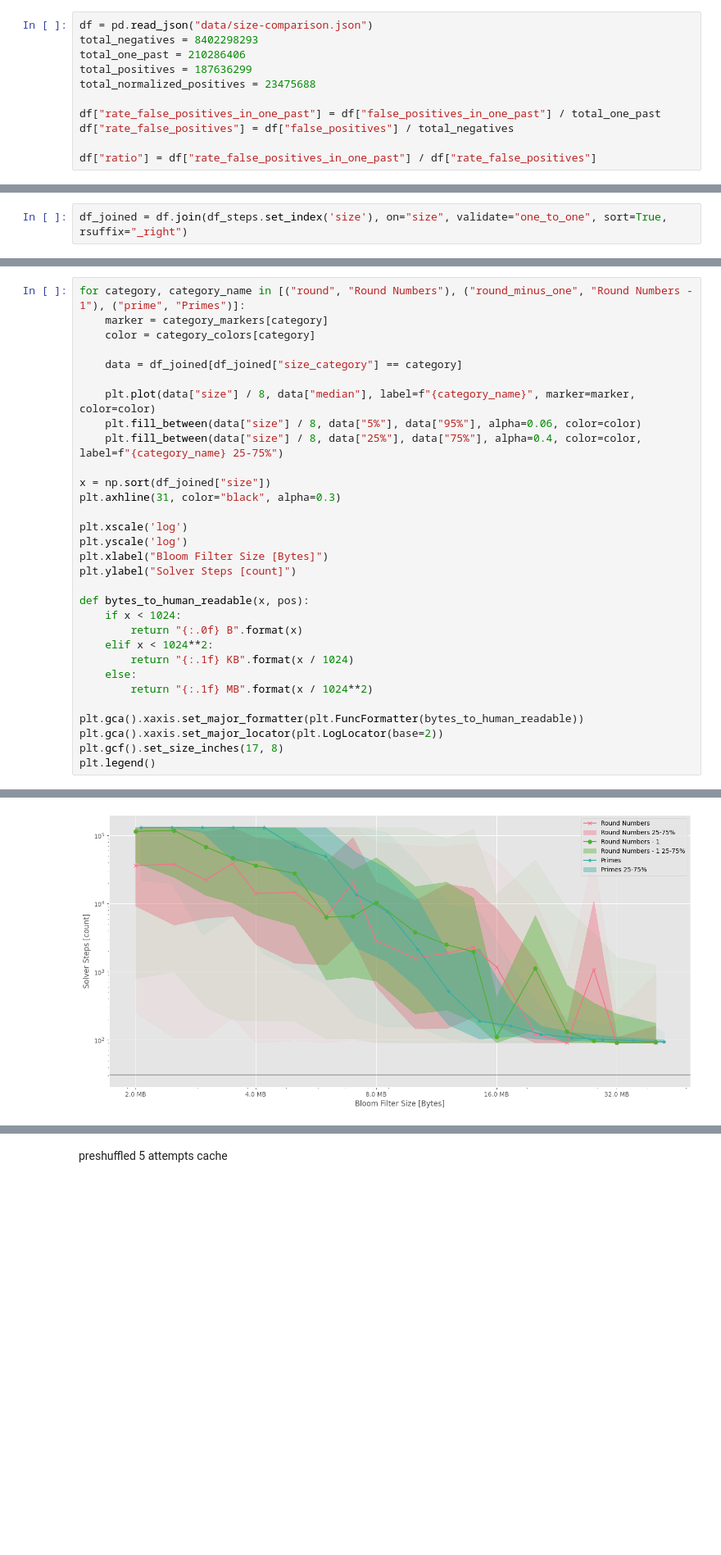
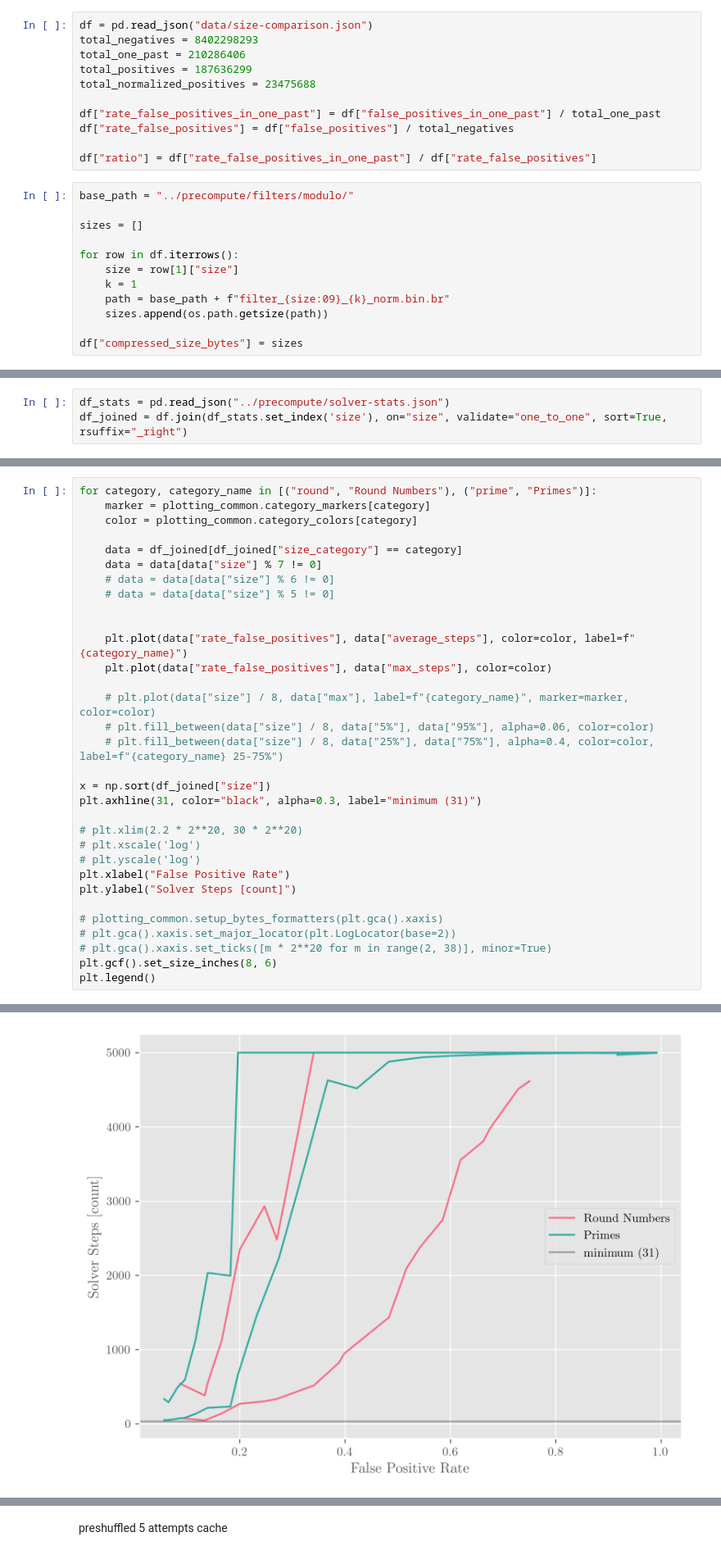
Before and after one commit to Pascal-So/peg-solitaire, a Jupyter notebook: evaluation/main.ipynb, the cells around one changed output, grey strips where cells are left out. Shown at 82% size. Cells and saved outputs as stored; diff of their text form; blank space fills up the shorter version.

```diff
--- a/evaluation/main.ipynb
+++ b/evaluation/main.ipynb
@@ -16,6 +17,18 @@ df["rate_false_positives_in_one_past"] = df["false_positives_in_one_past"] / tot
 df["rate_false_positives"] = df["false_positives"] / total_negatives
 
 df["ratio"] = df["rate_false_positives_in_one_past"] / df["rate_false_positives"]
+# %%
+base_path = "../precompute/filters/modulo/"
+
+sizes = []
+
+for row in df.iterrows():
+    size = row[1]["size"]
+    k = 1
+    path = base_path + f"filter_{size:09}_{k}_norm.bin.br"
+    sizes.append(os.path.getsize(path))
+
+df["compressed_size_bytes"] = sizes
 # %%
 for category in ["round", "prime"]:
     label = {
@@ -73,2 +105,3 @@ FileNotFoundError: File ../server/solver-steps-preshuffled-5-attempts-cache.json
 # %%
-df_joined = df.join(df_steps.set_index('size'), on="size", validate="one_to_one", sort=True, rsuffix="_right")
+df_stats = pd.read_json("../precompute/solver-stats.json")
+df_joined = df.join(df_stats.set_index('size'), on="size", validate="one_to_one", sort=True, rsuffix="_right")
@@ -93,34 +108,35 @@ df_joined = df.join(df_steps.set_index('size'), on="size", validate="one_to_one"
 # %%
-for category, category_name in [("round", "Round Numbers"), ("round_minus_one", "Round Numbers - 1"), ("prime", "Primes")]:
-    marker = category_markers[category]
-    color = category_colors[category]
+for category, category_name in [("round", "Round Numbers"), ("prime", "Primes")]:
+    marker = plotting_common.category_markers[category]
+    color = plotting_common.category_colors[category]
 
     data = df_joined[df_joined["size_category"] == category]
+    data = data[data["size"] % 7 != 0]
+    # data = data[data["size"] % 6 != 0]
+    # data = data[data["size"] % 5 != 0]
 
-    plt.plot(data["size"] / 8, data["median"], label=f"{category_name}", marker=marker, color=color)
-    plt.fill_between(data["size"] / 8, data["5%"], data["95%"], alpha=0.06, color=color)
-    plt.fill_between(data["size"] / 8, data["25%"], data["75%"], alpha=0.4, color=color, label=f"{category_name} 25-75%")
+
+    plt.plot(data["rate_false_positives"], data["average_steps"], color=color, label=f"{category_name}")
+    plt.plot(data["rate_false_positives"], data["max_steps"], color=color)
+
+    # plt.plot(data["size"] / 8, data["max"], label=f"{category_name}", marker=marker, color=color)
+    # plt.fill_between(data["size"] / 8, data["5%"], data["95%"], alpha=0.06, color=color)
+    # plt.fill_between(data["size"] / 8, data["25%"], data["75%"], alpha=0.4, color=color, label=f"{category_name} 25-75%")
 
 x = np.sort(df_joined["size"])
-plt.axhline(31, color="black", alpha=0.3)
+plt.axhline(31, color="black", alpha=0.3, label="minimum (31)")
 
-plt.xscale('log')
-plt.yscale('log')
-plt.xlabel("Bloom Filter Size [Bytes]")
+# plt.xlim(2.2 * 2**20, 30 * 2**20)
+# plt.xscale('log')
+# plt.yscale('log')
+plt.xlabel("False Positive Rate")
 plt.ylabel("Solver Steps [count]")
 
-def bytes_to_human_readable(x, pos):
-    if x < 1024:
-        return "{:.0f} B".format(x)
-    elif x < 1024**2:
-        return "{:.1f} KB".format(x / 1024)
-    else:
-        return "{:.1f} MB".format(x / 1024**2)
-
-plt.gca().xaxis.set_major_formatter(plt.FuncFormatter(bytes_to_human_readable))
-plt.gca().xaxis.set_major_locator(plt.LogLocator(base=2))
-plt.gcf().set_size_inches(17, 8)
+# plotting_common.setup_bytes_formatters(plt.gca().xaxis)
+# plt.gca().xaxis.set_major_locator(plt.LogLocator(base=2))
+# plt.gca().xaxis.set_ticks([m * 2**20 for m in range(2, 38)], minor=True)
+plt.gcf().set_size_inches(8, 6)
 plt.legend()
 # %% [output]
 <matplotlib.legend.Legend at 0x...>
-[figure, old version]
+[figure, new version]
```
Also changed, not shown: parts of 6 cells of this notebook, 3 other files.
